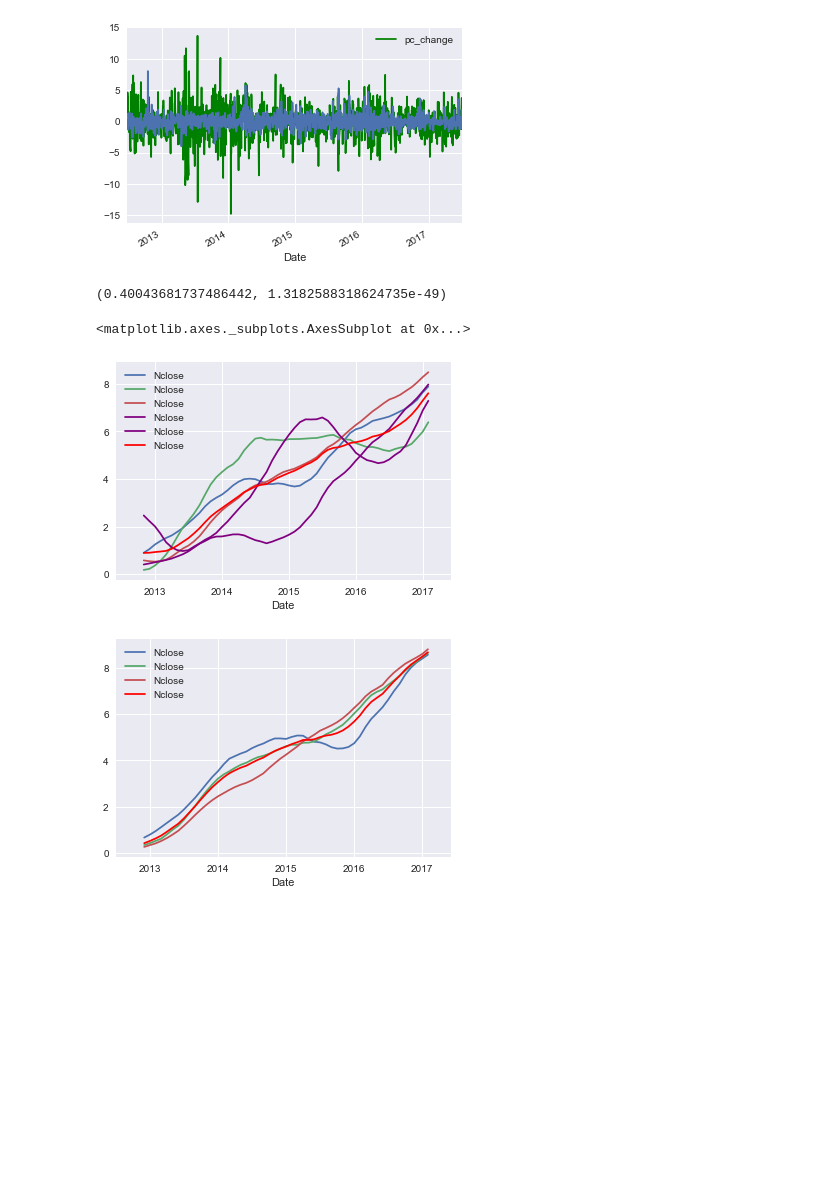
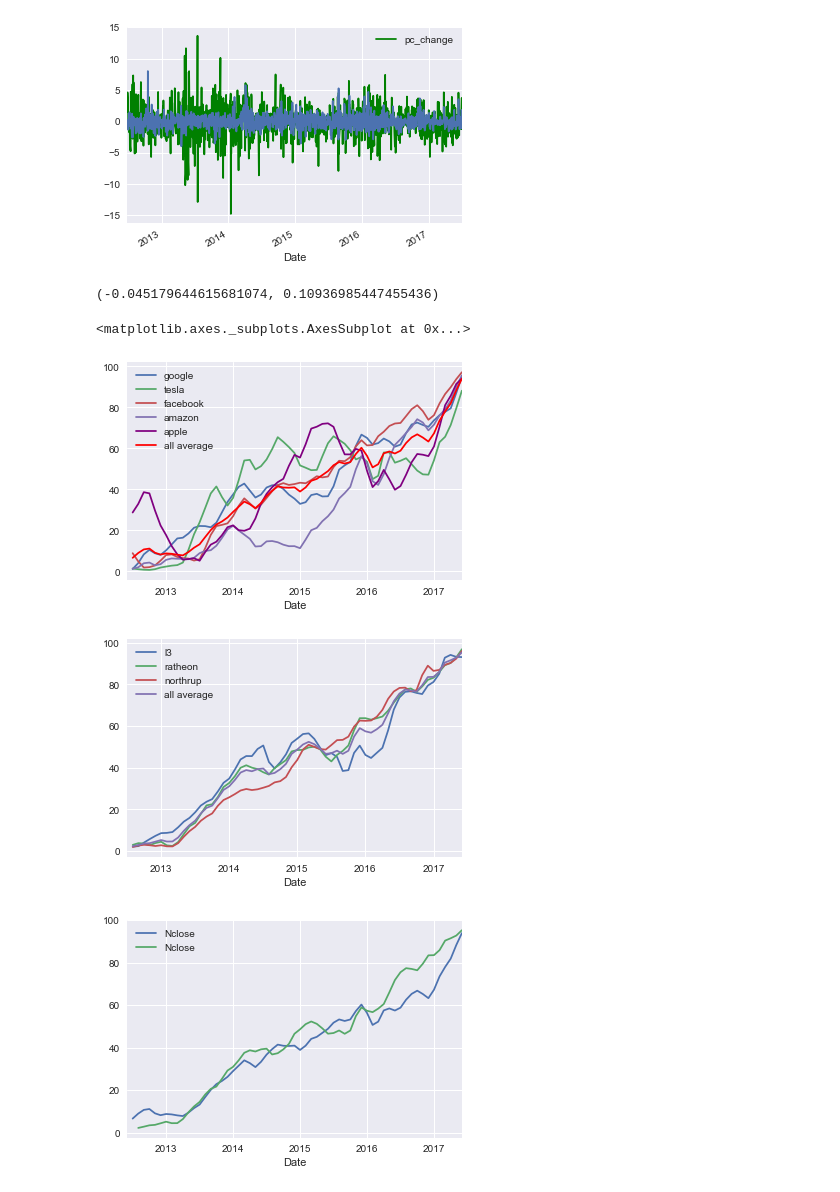
Before and after one commit to mzewalina/stock_analysis, a Jupyter notebook: tech_stocks.ipynb, the cells around one changed output. Saved outputs shown, nothing was run; the diff lists cells and outputs as text; code cells hidden in the pictures; blank space fills up the shorter version.

```diff
--- a/tech_stocks.ipynb
+++ b/tech_stocks.ipynb
@@ -216,5 +175,5 @@ aapl['Nclose']= preprocessing.MinMaxScaler((0,1)).fit_transform(aapl['Close'])
 # %%
 techs=pd.concat([amzn, goog, aapl, fbdata, tesla])  #leaving out netflix bc it work work.
-#techs= techs.groupby(techs.index).mean()
+techs= techs.groupby(techs.index).mean()
 defs=pd.concat([rtn, ng, lll])
-#defs=defs.groupby(defs.index).mean()
+defs=defs.groupby(defs.index).mean()
@@ -265,3 +199,0 @@ for index, row in aapl.iterrows():
-# %%
-aapl['ishv']=ishv
-aapl.head()
@@ -376,24 +265,29 @@ goog['pc_change'].plot()
 # %%
 from scipy import stats
 #stats.pearsonr(ng['Volume'], lll['Volume']) #.24, 2.59e-18
-
-stats.pearsonr(goog['pc_change'], aapl['pc_change'])
+stats.pearsonr(ng['pc_change'], defs['pc_change'])
 # %% [output]
-(0.40043681737486442, 1.3182588318624735e-49)
+(-0.045179644615681074, 0.10936985447455436)
 # %%
-ax=goog[['Nclose']].resample('M').mean().rolling(window=10, center=True).sum().plot()
-tesla[['Nclose']].resample('M').mean().rolling(window=10, center=True).sum().plot(ax=ax)
-fbdata[['Nclose']].resample('M').mean().rolling(window=10, center=True).sum().plot(ax=ax)
-amzn[['Nclose']].resample('M').mean().rolling(window=10, center=True).sum().plot(ax=ax, color='purple')
-aapl[['Nclose']].resample('M').mean().rolling(window=10, center=True).sum().plot(ax=ax, color='purple')
-techs[['Nclose']].resample('M').mean().rolling(window=10, center=True).sum().plot(ax=ax, color='red')
+ax=goog[['Nclose']].resample('M').mean().rolling(window=2, center=True).mean().plot()
+tesla[['Nclose']].resample('M').mean().rolling(window=2, center=True).mean().plot(ax=ax)
+fbdata[['Nclose']].resample('M').mean().rolling(window=2, center=True).mean().plot(ax=ax)
+amzn[['Nclose']].resample('M').mean().rolling(window=2, center=True).mean().plot(ax=ax)
+aapl[['Nclose']].resample('M').mean().rolling(window=2, center=True).mean().plot(ax=ax, color='purple')
+techs[['Nclose']].resample('M').mean().rolling(window=2, center=True).mean().plot(ax=ax, color='red')
+ax.legend(handles=ax.lines[:6], labels=["google","tesla","facebook","amazon","apple","all average"])
 
-ax2=lll[['Nclose']].resample('M').mean().rolling(window=10, center=True).sum().plot()
-rtn[['Nclose']].resample('M').mean().rolling(window=10, center=True).sum().plot(ax=ax2, )
-ng[['Nclose']].resample('M').mean().rolling(window=10, center=True).sum().plot(ax=ax2,)
-defs[['Nclose']].resample('M').mean().rolling(window=10, center=True).sum().plot(ax=ax2, color='red')
+ax2=lll[['Nclose']].resample('M').mean().rolling(window=2, center=True).mean().plot()
+rtn[['Nclose']].resample('M').mean().rolling(window=2, center=True).mean().plot(ax=ax2, )
+ng[['Nclose']].resample('M').mean().rolling(window=2, center=True).mean().plot(ax=ax2,)
+defs[['Nclose']].resample('M').mean().rolling(window=2, center=True).mean().plot(ax=ax2)
+ax2.legend(handles=ax.lines[:4], labels=["l3","ratheon","northrup", "all average"])
+
+ax3=techs[['Nclose']].resample('M').mean().rolling(window=2, center=True).mean().plot()
+defs[['Nclose']].resample('M').mean().rolling(window=2, center=True).mean().plot(ax=ax3)
 # %% [output]
 <matplotlib.axes._subplots.AxesSubplot at 0x...>
-[figure, old version]
+[figure, new version]
-[figure, old version]
+[figure, new version]
+[figure, added]
 # %%
```
Also changed, not shown: parts of 46 cells of this notebook.
